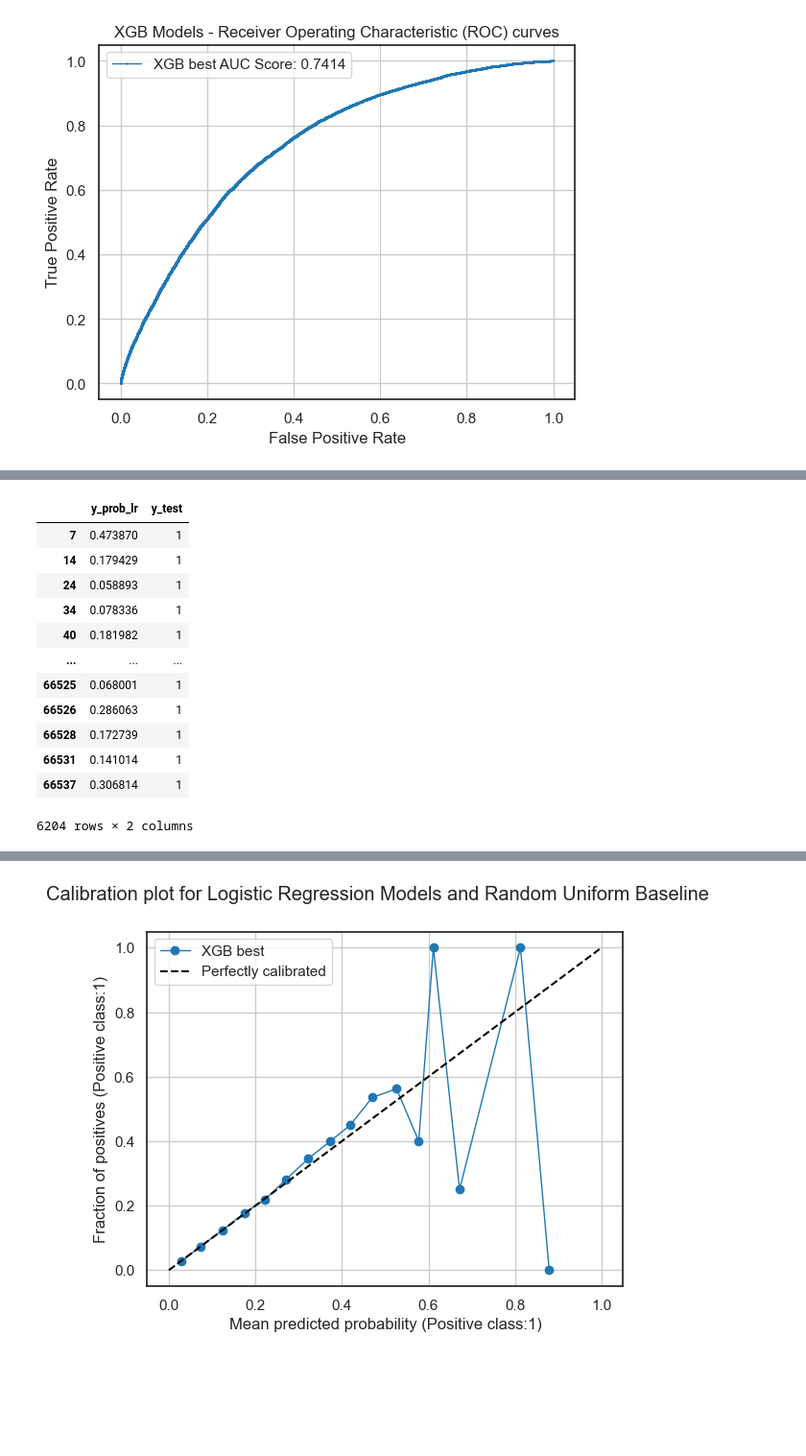
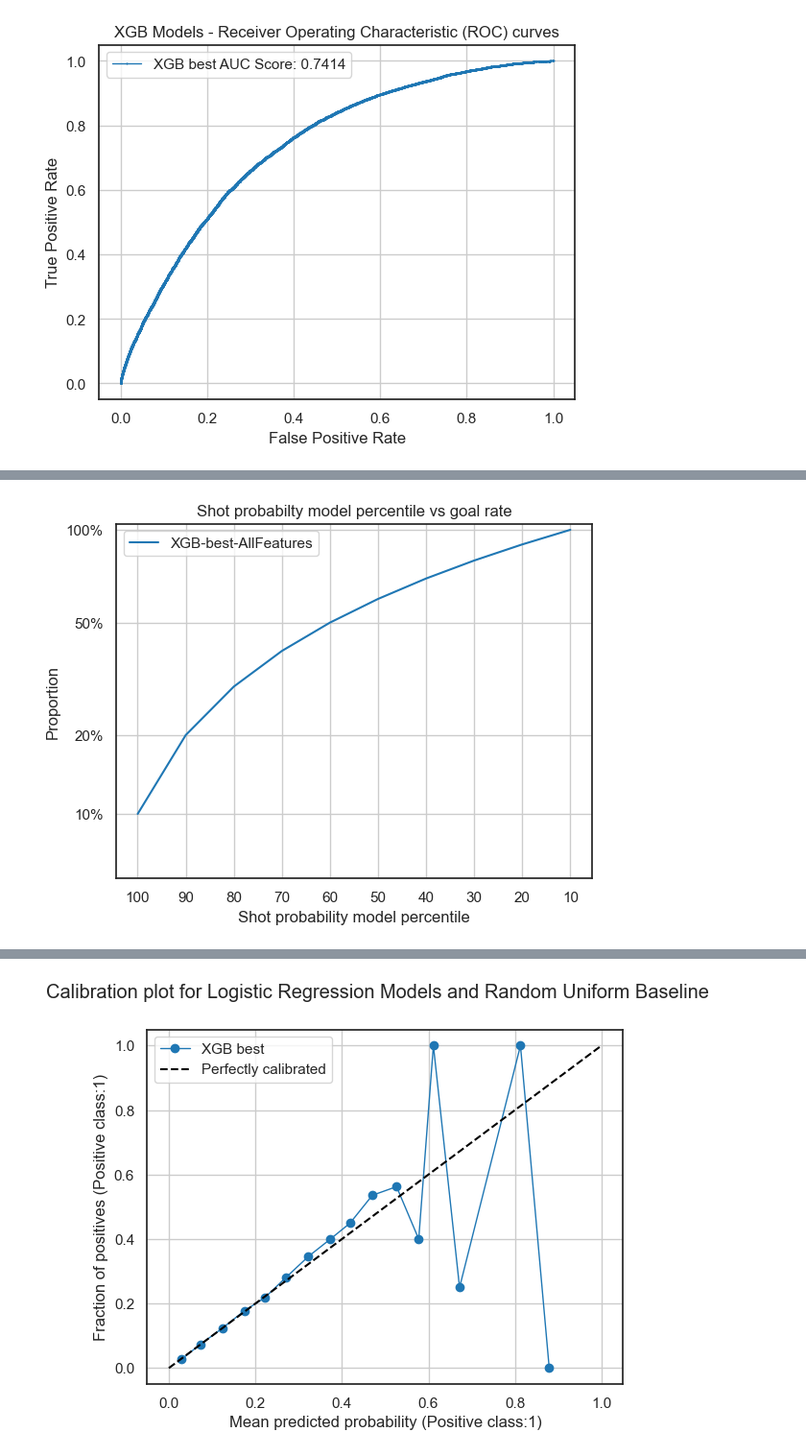
Before and after one commit to mina-parham/IFT6758-Project, a Jupyter notebook: notebooks/Milestone3_task5.ipynb, the cells around one changed output, grey strips where cells are left out. Shown at 96% size. Cells and saved outputs as stored; diff of their text form; code cells hidden in the pictures; blank space fills up the shorter version.

```diff
--- a/notebooks/Milestone3_task5.ipynb
+++ b/notebooks/Milestone3_task5.ipynb
@@ -537,17 +510,0 @@ plot_gr_perc_2()
-# %%
-goals_2 = df2_prob_goals[df2_prob_goals['y_test']==1]
-goals_2
-# %% [output]
-|  | y_prob_lr | y_test |
-| 7 | 0.473870 | 1 |
-| 14 | 0.179429 | 1 |
-| 24 | 0.058893 | 1 |
-| 34 | 0.078336 | 1 |
-| 40 | 0.181982 | 1 |
-| ... | ... | ... |
-| 66525 | 0.068001 | 1 |
-| 66526 | 0.286063 | 1 |
-| 66528 | 0.172739 | 1 |
-| 66531 | 0.141014 | 1 |
-| 66537 | 0.306814 | 1 |
-6204 rows × 2 columns
@@ -562,24 +511,14 @@ perc_2 = np.percentile(d_2, p)
+# %%
+x_partition_second, z_second = plot_partition_perc(df_prob_goals_second)
 # %%
-def plot_partition_perc_2():
-
-    x = pd.cut(goals_2['y_prob_lr'], bins=perc_2).reset_index()
-    x =x.groupby('y_prob_lr', as_index=False).size()
-    x.columns = ['y_prob_lr', 'count']
-
-    z = len(goals_2['y_test'])
-
-    sns.set_theme(style="white", palette=None)
-    sns.lineplot(x=np.flip(['10','20','30','40','50','60','70','80','90','100' ]), y = (np.flip((x['count']/z))).cumsum(), label = 'XGB best')
-
-    plt.title('Shot probabilty model percentile vs goal rate')
-    plt.xlabel('Shot probability model percentile')
-    plt.ylabel("Proportion")
-    plt.yscale('prob')
-    plt.gca().yaxis.set_major_formatter(mtick.PercentFormatter(1.0))
-    #fmt = '%.2f%%' # Format you want the ticks, e.g. '40%'
-    #yticks = mtick.FormatStrFormatter(fmt)
-    #plt.gca().yaxis.set_major_formatter(yticks)
-    #xticks = mtick.FormatStrFormatter(fmt)
-    #plt.gca().xaxis.set_major_formatter(xticks)
-    #plt.gca().invert_xaxis()
-    plt.grid()
+sns.set_theme(style="white", palette=None)
+sns.lineplot(x=np.flip(['10','20','30','40','50','60','70','80','90','100' ]), y = (np.flip((x_partition_second['count']/z_second))).cumsum(), label = 'XGB-best-AllFeatures')
+plt.title('Shot probabilty model percentile vs goal rate')
+plt.xlabel('Shot probability model percentile')
+plt.ylabel("Proportion")
+plt.yscale('prob')
+plt.gca().yaxis.set_major_formatter(mtick.PercentFormatter(1.0))
+plt.grid()
+plt.show()
+# %% [output]
+[figure, added]
```
Also changed, not shown: parts of 65 cells of this notebook, 1 other file.
